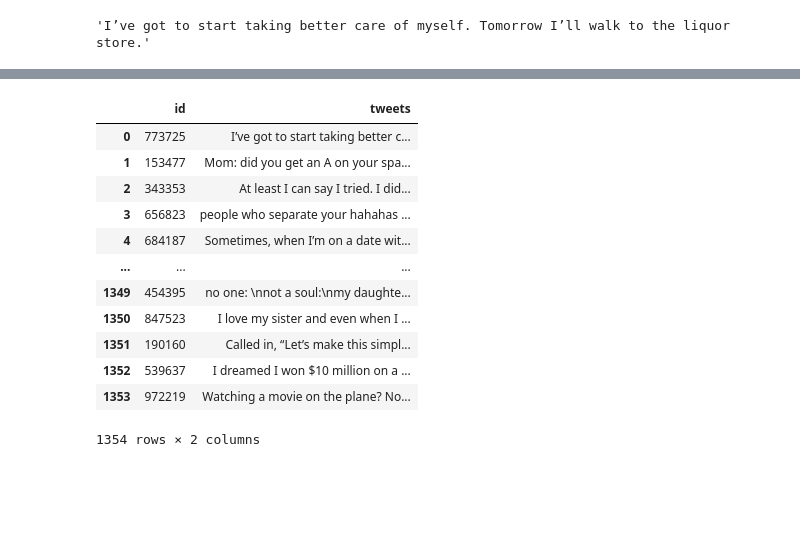
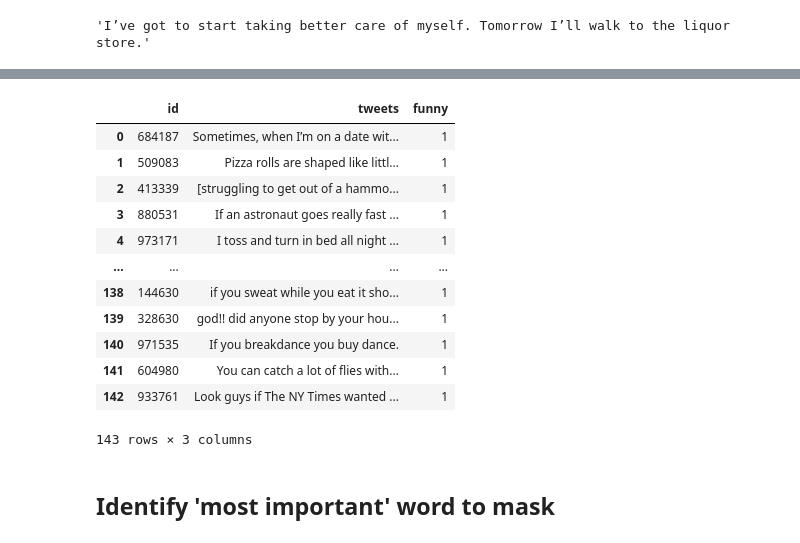
Before and after one commit to layadang/funny-ai, a Jupyter notebook: process-data.ipynb, the cells around one changed output, grey strips where cells are left out. Cells and saved outputs as stored; diff of their text form; code cells hidden in the pictures; blank space fills up the shorter version.

Commit message:
potential function to determine word to mask in tweet

```diff
--- a/process-data.ipynb
+++ b/process-data.ipynb
@@ -73,16 +77,21 @@ done_df
-# %%
-df
-# %% [output]
-|  | id | tweets |
-| 0 | 773725 | I’ve got to start taking better c... |
-| 1 | 153477 | Mom: did you get an A on your spa... |
-| 2 | 343353 | At least I can say I tried. I did... |
-| 3 | 656823 | people who separate your hahahas ... |
-| 4 | 684187 | Sometimes, when I’m on a date wit... |
-| ... | ... | ... |
-| 1349 | 454395 | no one: \nnot a soul:\nmy daughte... |
-| 1350 | 847523 | I love my sister and even when I ... |
-| 1351 | 190160 | Called in, “Let’s make this simpl... |
-| 1352 | 539637 | I dreamed I won $10 million on a ... |
-| 1353 | 972219 | Watching a movie on the plane? No... |
-1354 rows × 2 columns
+# %%
+# get only tweets that are identified as funny
+funny_df = df.merge(annotated, how='inner', on=['id']).query('funny == 1')
+funny_df = funny_df.reset_index().drop(columns=['index'])
+funny_df
+# %% [output]
+|  | id | tweets | funny |
+| 0 | 684187 | Sometimes, when I’m on a date wit... | 1 |
+| 1 | 509083 | Pizza rolls are shaped like littl... | 1 |
+| 2 | 413339 | [struggling to get out of a hammo... | 1 |
+| 3 | 880531 | If an astronaut goes really fast ... | 1 |
+| 4 | 973171 | I toss and turn in bed all night ... | 1 |
+| ... | ... | ... | ... |
+| 138 | 144630 | if you sweat while you eat it sho... | 1 |
+| 139 | 328630 | god!! did anyone stop by your hou... | 1 |
+| 140 | 971535 | If you breakdance you buy dance. | 1 |
+| 141 | 604980 | You can catch a lot of flies with... | 1 |
+| 142 | 933761 | Look guys if The NY Times wanted ... | 1 |
+143 rows × 3 columns
+# %% [markdown]
+## Identify 'most important' word to mask
```
Also changed, not shown: parts of 15 cells of this notebook.
